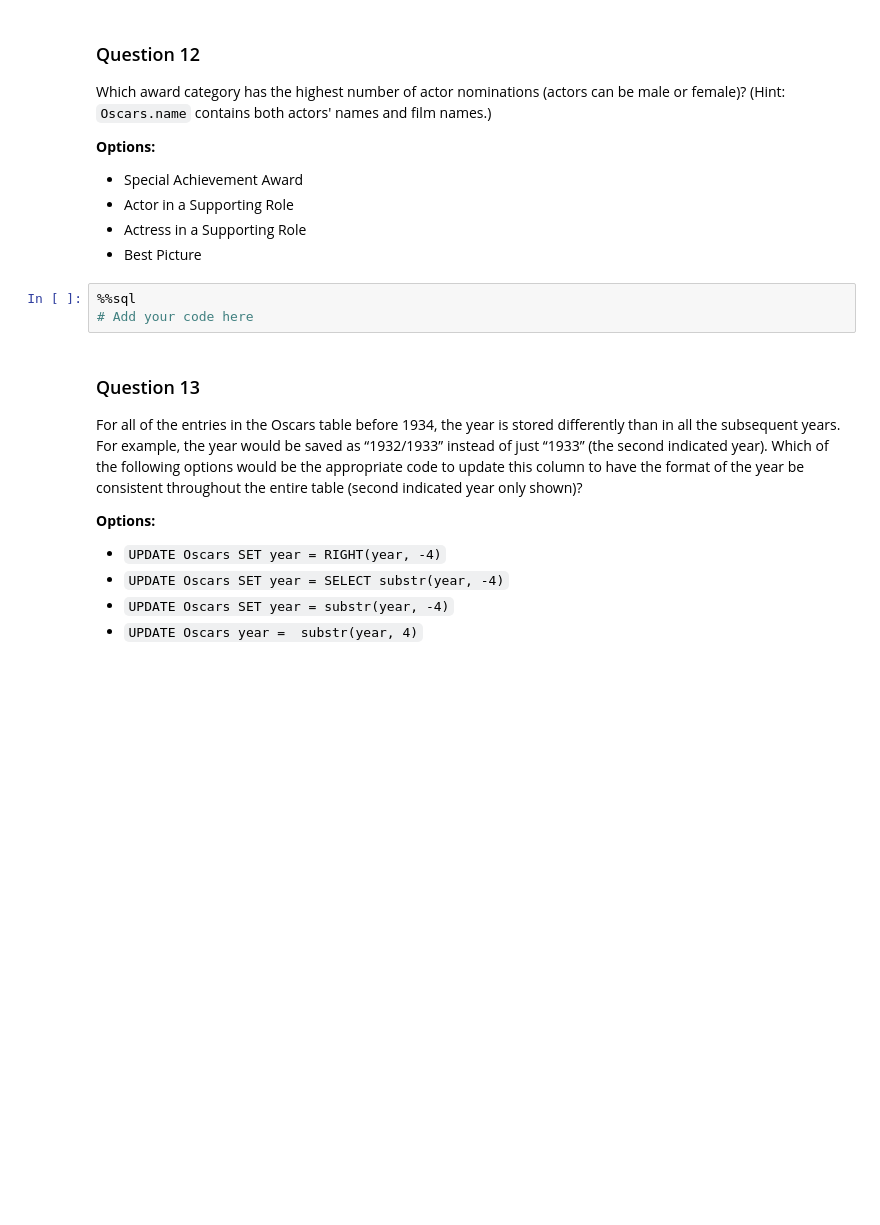
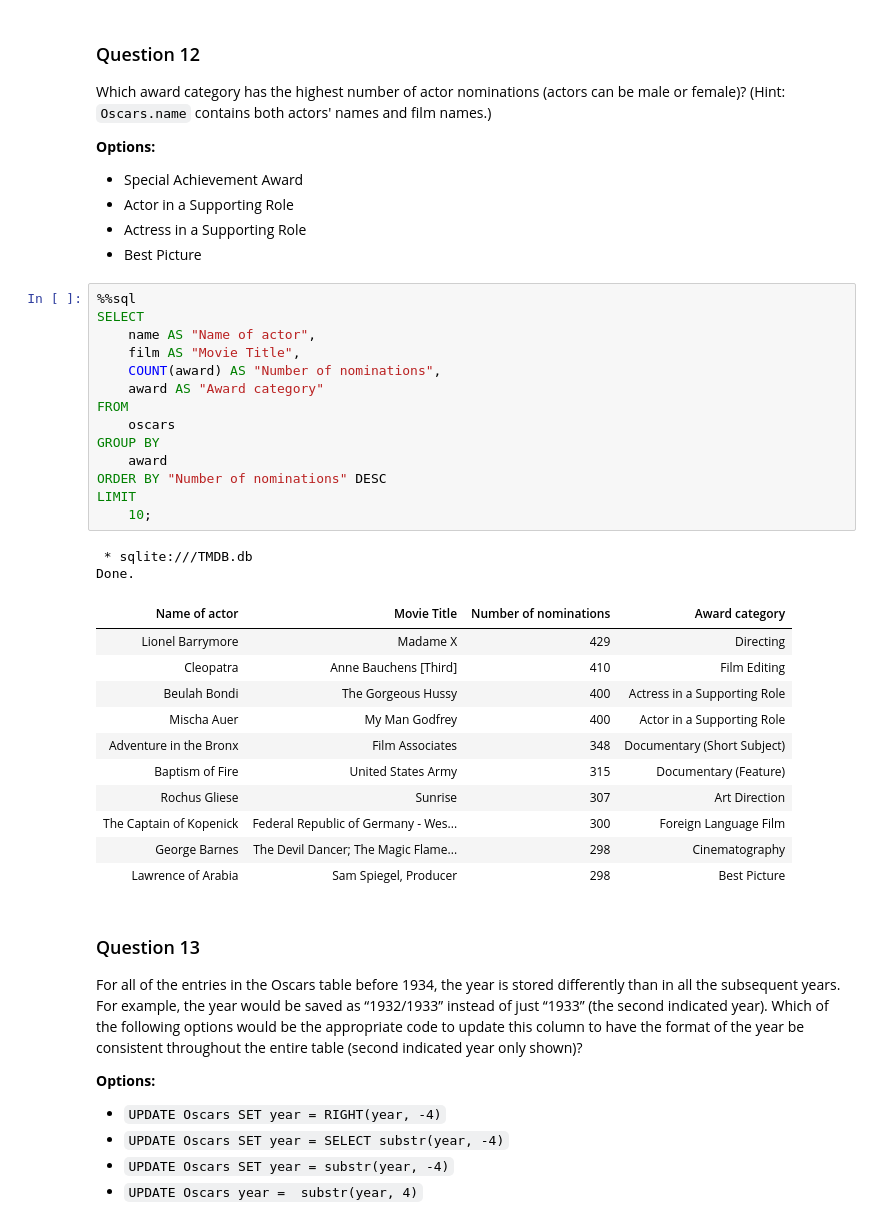
Before and after one commit to KomlaRD/sql_exams, a Jupyter notebook: SQL Exam.ipynb, the cells around one changed output. Saved outputs shown, nothing was run; the diff lists cells and outputs as text; blank space fills up the shorter version.

```diff
--- a/SQL Exam.ipynb
+++ b/SQL Exam.ipynb
@@ -356,7 +356,32 @@ Which award category has the highest number of actor nominations (actors can be
 - Best Picture
 # %%
 %%sql
-# Add your code here
+SELECT
+    name AS "Name of actor",
+    film AS "Movie Title",
+    COUNT(award) AS "Number of nominations",
+    award AS "Award category"
+FROM
+    oscars
+GROUP BY
+    award
+ORDER BY "Number of nominations" DESC
+LIMIT
+    10;
+# %% [output]
+ * sqlite:///TMDB.db
+Done.
+| Name of actor | Movie Title | Number of nominations | Award category |
+| Lionel Barrymore | Madame X | 429 | Directing |
+| Cleopatra | Anne Bauchens [Third] | 410 | Film Editing |
+| Beulah Bondi | The Gorgeous Hussy | 400 | Actress in a Supporting Role |
+| Mischa Auer | My Man Godfrey | 400 | Actor in a Supporting Role |
+| Adventure in the Bronx | Film Associates | 348 | Documentary (Short Subject) |
+| Baptism of Fire | United States Army | 315 | Documentary (Feature) |
+| Rochus Gliese | Sunrise | 307 | Art Direction |
+| The Captain of Kopenick | Federal Republic of Germany - Wes... | 300 | Foreign Language Film |
+| George Barnes | The Devil Dancer; The Magic Flame... | 298 | Cinematography |
+| Lawrence of Arabia | Sam Spiegel, Producer | 298 | Best Picture |
 # %% [markdown]
 ### Question 13
 
```
